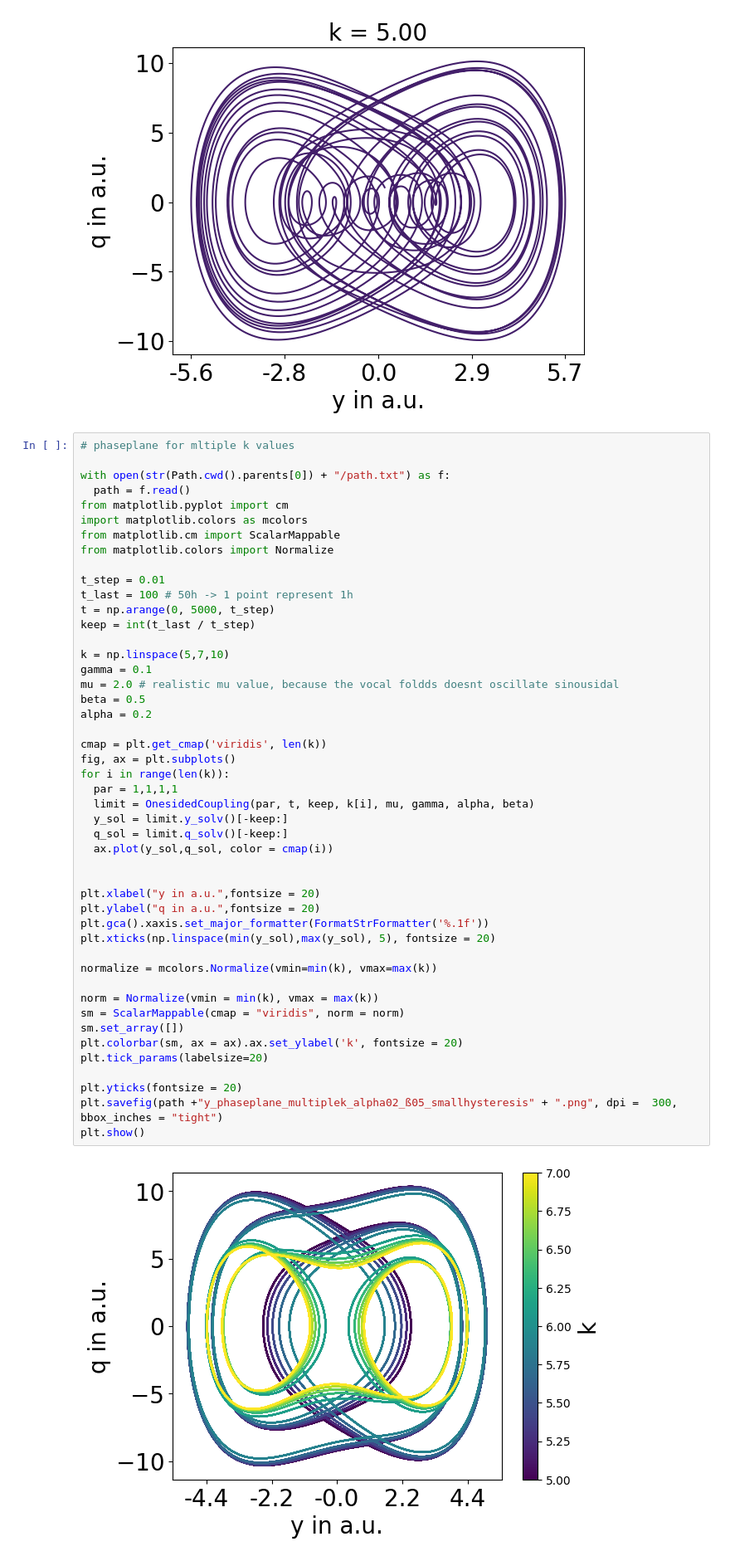
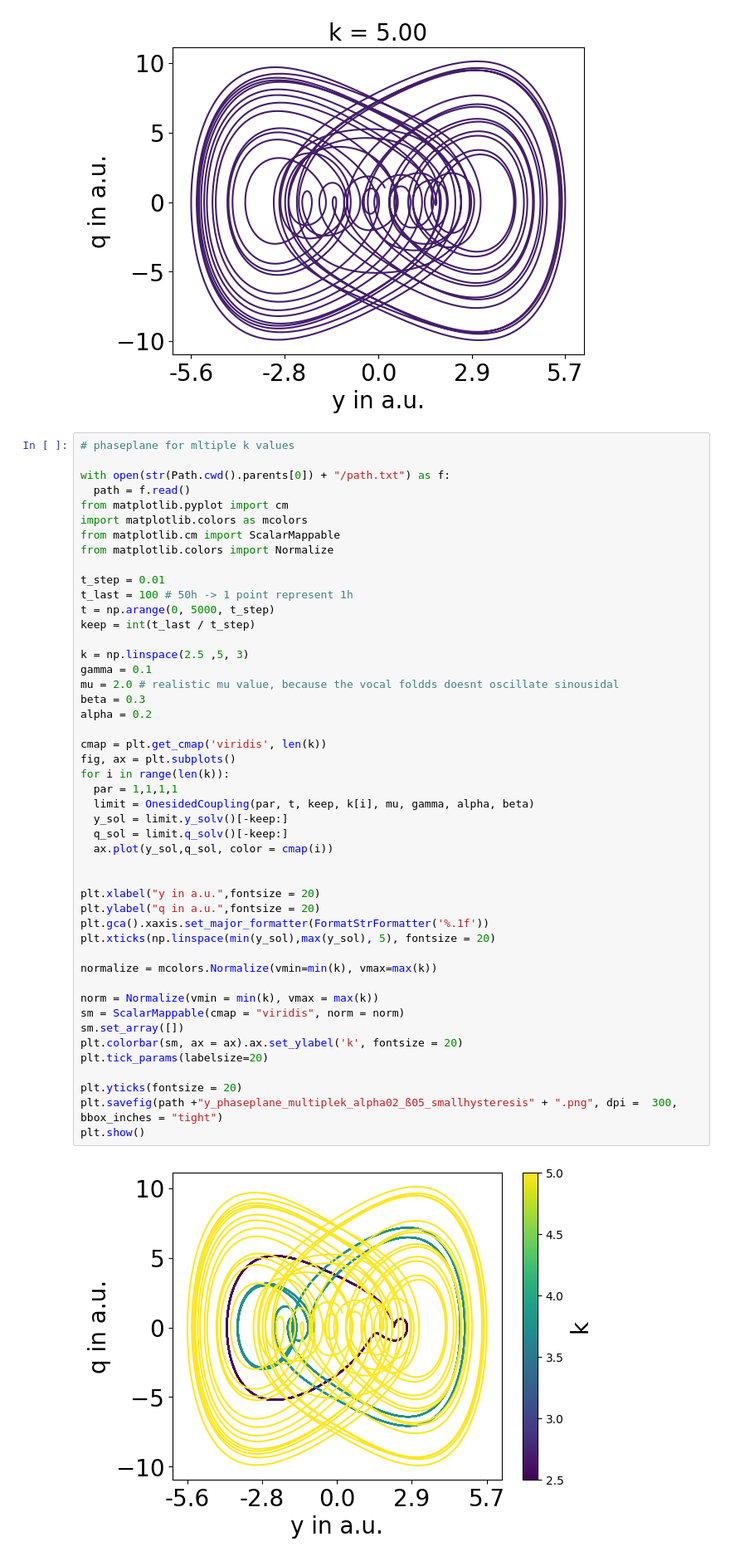
Before and after one commit to huyenanh-nguyen/Vocalization, a Jupyter notebook: Onesidecoupling/simulation.ipynb, the cells around one changed output. Shown: that part at 83% size. Saved outputs shown, nothing was run; the diff lists cells and outputs as text.

```diff
--- a/Onesidecoupling/simulation.ipynb
+++ b/Onesidecoupling/simulation.ipynb
@@ -149,40 +149,40 @@ t_last = 100 # 50h -> 1 point represent 1h
 t = np.arange(0, 5000, t_step)
 keep = int(t_last / t_step)
 
-k = np.linspace(5,7,10)
+k = np.linspace(2.5 ,5, 3)
 gamma = 0.1
 mu = 2.0 # realistic mu value, because the vocal foldds doesnt oscillate sinousidal
-beta = 0.5
+beta = 0.3
 alpha = 0.2
 
 cmap = plt.get_cmap('viridis', len(k))
 fig, ax = plt.subplots()
 for i in range(len(k)):
   par = 1,1,1,1
   limit = OnesidedCoupling(par, t, keep, k[i], mu, gamma, alpha, beta)
   y_sol = limit.y_solv()[-keep:]
   q_sol = limit.q_solv()[-keep:]
   ax.plot(y_sol,q_sol, color = cmap(i))
 
 
 plt.xlabel("y in a.u.",fontsize = 20)
 plt.ylabel("q in a.u.",fontsize = 20)
 plt.gca().xaxis.set_major_formatter(FormatStrFormatter('%.1f'))
 plt.xticks(np.linspace(min(y_sol),max(y_sol), 5), fontsize = 20)
 
 normalize = mcolors.Normalize(vmin=min(k), vmax=max(k))
 
 norm = Normalize(vmin = min(k), vmax = max(k))
 sm = ScalarMappable(cmap = "viridis", norm = norm)
 sm.set_array([])
 plt.colorbar(sm, ax = ax).ax.set_ylabel('k', fontsize = 20)
 plt.tick_params(labelsize=20)
 
 plt.yticks(fontsize = 20)
 plt.savefig(path +"y_phaseplane_multiplek_alpha02_ß05_smallhysteresis" + ".png", dpi =  300, bbox_inches = "tight")
 plt.show()
 # %% [output]
-[figure, old version]
+[figure, new version]
 # %%
 # Van der Pol Phase plane
 
```
Also changed, not shown: parts of 5 cells of this notebook, 9 other files.
